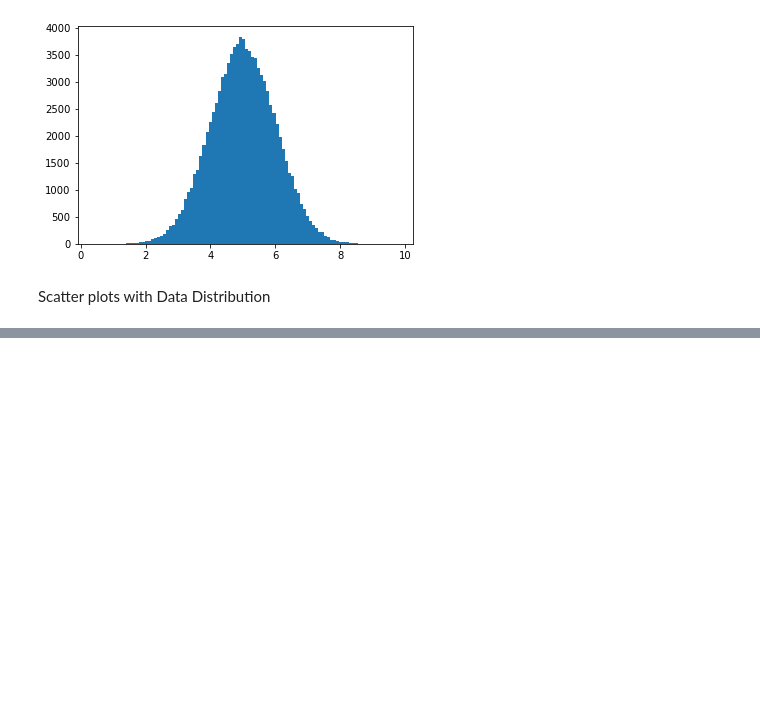
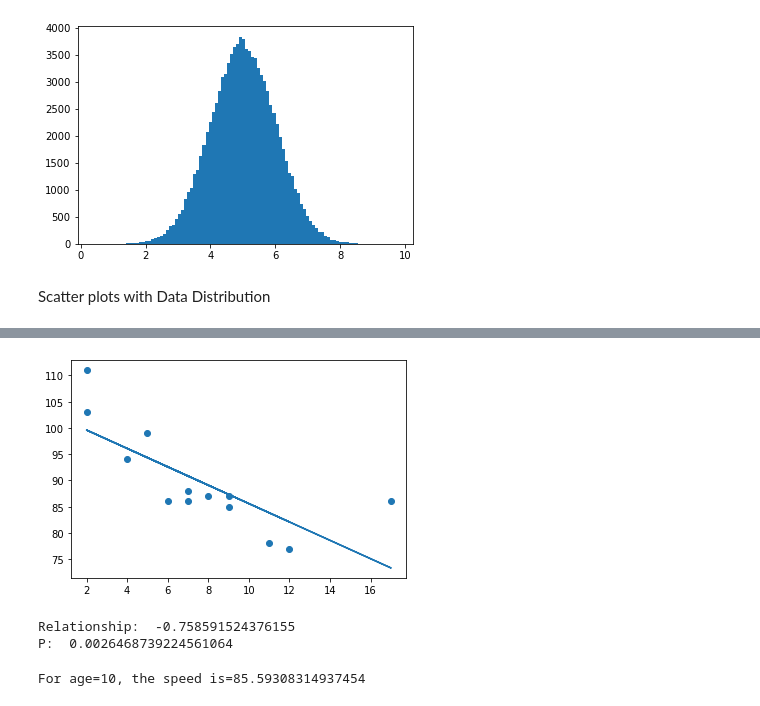
Before and after one commit to e277/Machine-Learning, a Jupyter notebook: W3School/MachineLearning.ipynb, the cells around one changed output, grey strips where cells are left out. Drawn from its saved outputs; the diff is of its cells as text; code cells hidden in the pictures; blank space fills up the shorter version.

```diff
--- a/W3School/MachineLearning.ipynb
+++ b/W3School/MachineLearning.ipynb
@@ -46,0 +59,28 @@ Scatter plots with Data Distribution
+# %%
+x = [5,7,8,7,2,17,2,9,4,11,12,9,6]
+y = [99,86,87,88,111,86,103,87,94,78,77,85,86]
+
+slope, intercept, r, p, std_err = stats.linregress(x,y)
+
+def my_func(x_value):
+    return slope * x_value + intercept
+
+my_model = list(map(my_func, x))
+
+plt.scatter(x,y)
+plt.plot(x, my_model)
+plt.show()
+
+print("Relationship: ", r)
+print("P: ", p)
+# %% [output]
+[figure, added]
+Relationship:  -0.758591524376155
+P:  0.0026468739224561064
+# %%
+# Predict Future values
+age = 10
+speed = my_func(age)
+print("For age={}, the speed is={}".format(age, speed))
+# %% [output]
+For age=10, the speed is=85.59308314937454
```
Also changed, not shown: parts of 10 cells of this notebook, 1 other file.
